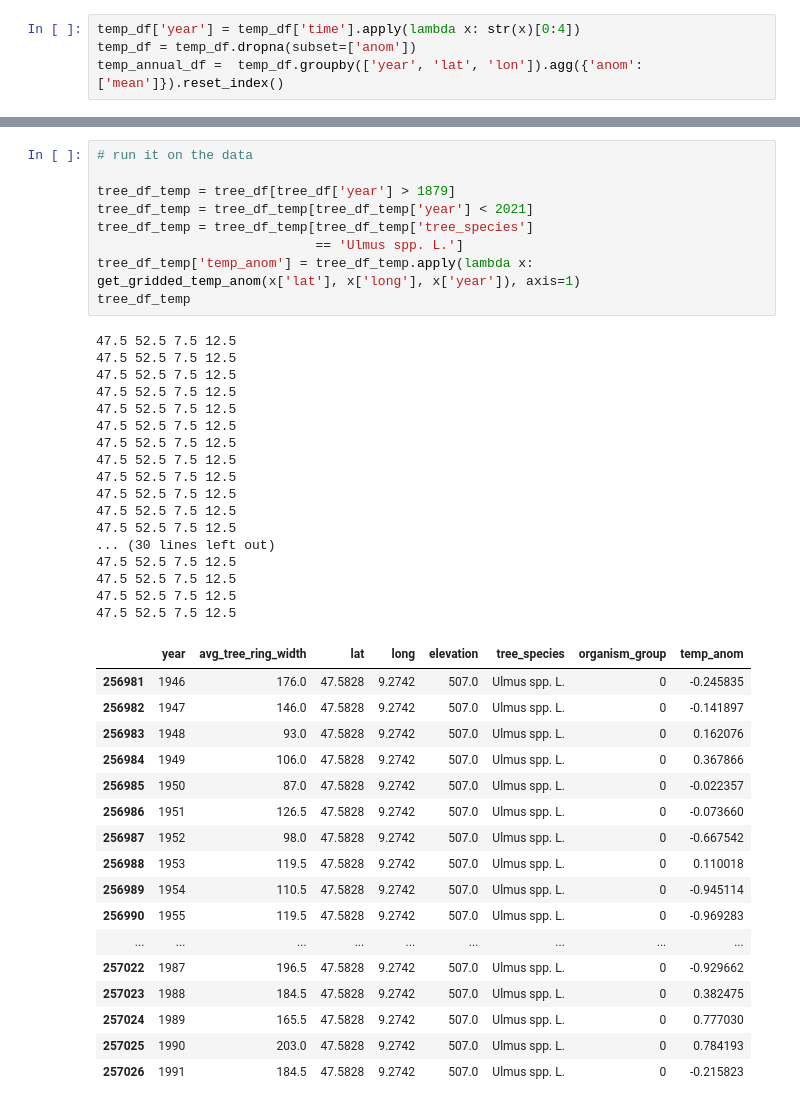
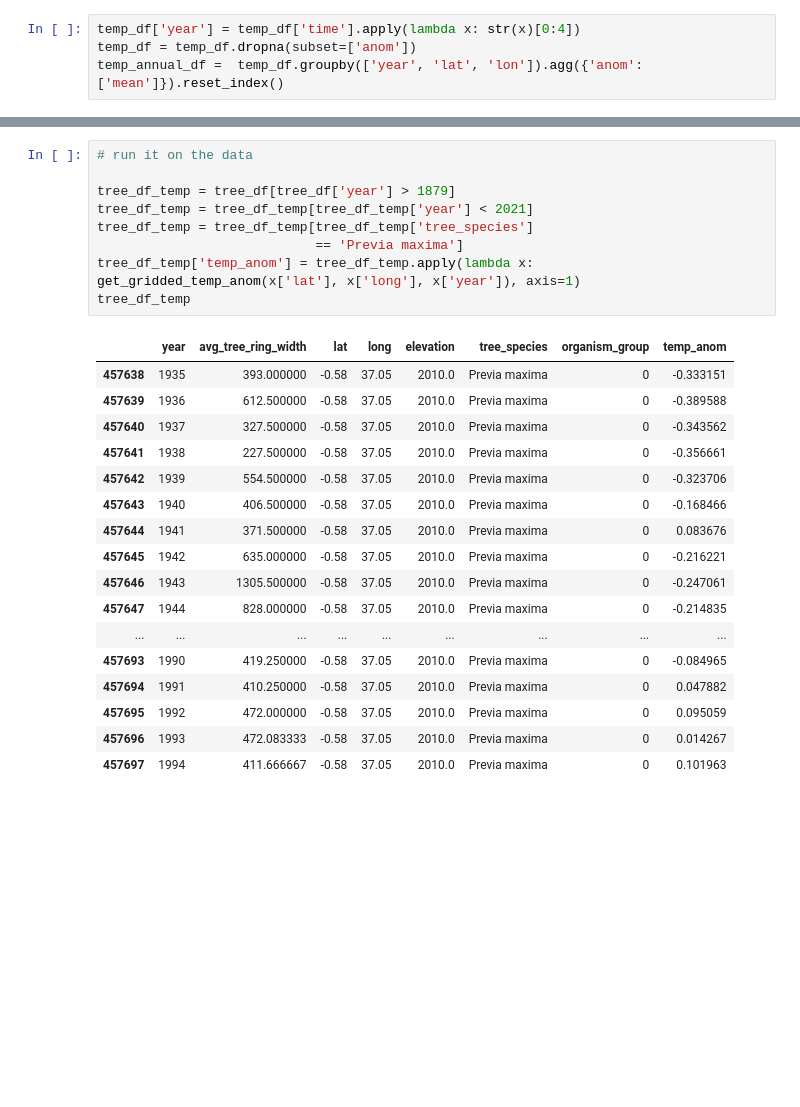
Before and after one commit to p-ai-org/p-climate, a Jupyter notebook: data_cleaning/add_temp_trees.ipynb, the cells around one changed output, grey strips where cells are left out. Saved outputs shown, nothing was run; the diff lists cells and outputs as text; blank space fills up the shorter version.

```diff
--- a/data_cleaning/add_temp_trees.ipynb
+++ b/data_cleaning/add_temp_trees.ipynb
@@ -111,44 +99,27 @@ def get_gridded_temp_anom(lat, lon, year):
 # %%
 # run it on the data
 
 tree_df_temp = tree_df[tree_df['year'] > 1879]
 tree_df_temp = tree_df_temp[tree_df_temp['year'] < 2021]
 tree_df_temp = tree_df_temp[tree_df_temp['tree_species']
-                            == 'Ulmus spp. L.']
+                            == 'Previa maxima']
 tree_df_temp['temp_anom'] = tree_df_temp.apply(lambda x: get_gridded_temp_anom(x['lat'], x['long'], x['year']), axis=1)
 tree_df_temp
 # %% [output]
-47.5 52.5 7.5 12.5
-47.5 52.5 7.5 12.5
-47.5 52.5 7.5 12.5
-47.5 52.5 7.5 12.5
-47.5 52.5 7.5 12.5
-47.5 52.5 7.5 12.5
-47.5 52.5 7.5 12.5
-47.5 52.5 7.5 12.5
-47.5 52.5 7.5 12.5
-47.5 52.5 7.5 12.5
-47.5 52.5 7.5 12.5
-47.5 52.5 7.5 12.5
-... (30 lines left out)
-47.5 52.5 7.5 12.5
-47.5 52.5 7.5 12.5
-47.5 52.5 7.5 12.5
-47.5 52.5 7.5 12.5
 |  | year | avg_tree_ring_width | lat | long | elevation | tree_species | organism_group | temp_anom |
-| 256981 | 1946 | 176.0 | 47.5828 | 9.2742 | 507.0 | Ulmus spp. L. | 0 | -0.245835 |
-| 256982 | 1947 | 146.0 | 47.5828 | 9.2742 | 507.0 | Ulmus spp. L. | 0 | -0.141897 |
-| 256983 | 1948 | 93.0 | 47.5828 | 9.2742 | 507.0 | Ulmus spp. L. | 0 | 0.162076 |
-| 256984 | 1949 | 106.0 | 47.5828 | 9.2742 | 507.0 | Ulmus spp. L. | 0 | 0.367866 |
-| 256985 | 1950 | 87.0 | 47.5828 | 9.2742 | 507.0 | Ulmus spp. L. | 0 | -0.022357 |
-| 256986 | 1951 | 126.5 | 47.5828 | 9.2742 | 507.0 | Ulmus spp. L. | 0 | -0.073660 |
-| 256987 | 1952 | 98.0 | 47.5828 | 9.2742 | 507.0 | Ulmus spp. L. | 0 | -0.667542 |
-| 256988 | 1953 | 119.5 | 47.5828 | 9.2742 | 507.0 | Ulmus spp. L. | 0 | 0.110018 |
-| 256989 | 1954 | 110.5 | 47.5828 | 9.2742 | 507.0 | Ulmus spp. L. | 0 | -0.945114 |
-| 256990 | 1955 | 119.5 | 47.5828 | 9.2742 | 507.0 | Ulmus spp. L. | 0 | -0.969283 |
+| 457638 | 1935 | 393.000000 | -0.58 | 37.05 | 2010.0 | Previa maxima | 0 | -0.333151 |
+| 457639 | 1936 | 612.500000 | -0.58 | 37.05 | 2010.0 | Previa maxima | 0 | -0.389588 |
+| 457640 | 1937 | 327.500000 | -0.58 | 37.05 | 2010.0 | Previa maxima | 0 | -0.343562 |
+| 457641 | 1938 | 227.500000 | -0.58 | 37.05 | 2010.0 | Previa maxima | 0 | -0.356661 |
+| 457642 | 1939 | 554.500000 | -0.58 | 37.05 | 2010.0 | Previa maxima | 0 | -0.323706 |
+| 457643 | 1940 | 406.500000 | -0.58 | 37.05 | 2010.0 | Previa maxima | 0 | -0.168466 |
+| 457644 | 1941 | 371.500000 | -0.58 | 37.05 | 2010.0 | Previa maxima | 0 | 0.083676 |
+| 457645 | 1942 | 635.000000 | -0.58 | 37.05 | 2010.0 | Previa maxima | 0 | -0.216221 |
+| 457646 | 1943 | 1305.500000 | -0.58 | 37.05 | 2010.0 | Previa maxima | 0 | -0.247061 |
+| 457647 | 1944 | 828.000000 | -0.58 | 37.05 | 2010.0 | Previa maxima | 0 | -0.214835 |
 | ... | ... | ... | ... | ... | ... | ... | ... | ... |
-| 257022 | 1987 | 196.5 | 47.5828 | 9.2742 | 507.0 | Ulmus spp. L. | 0 | -0.929662 |
-| 257023 | 1988 | 184.5 | 47.5828 | 9.2742 | 507.0 | Ulmus spp. L. | 0 | 0.382475 |
-| 257024 | 1989 | 165.5 | 47.5828 | 9.2742 | 507.0 | Ulmus spp. L. | 0 | 0.777030 |
-| 257025 | 1990 | 203.0 | 47.5828 | 9.2742 | 507.0 | Ulmus spp. L. | 0 | 0.784193 |
-| 257026 | 1991 | 184.5 | 47.5828 | 9.2742 | 507.0 | Ulmus spp. L. | 0 | -0.215823 |
+| 457693 | 1990 | 419.250000 | -0.58 | 37.05 | 2010.0 | Previa maxima | 0 | -0.084965 |
+| 457694 | 1991 | 410.250000 | -0.58 | 37.05 | 2010.0 | Previa maxima | 0 | 0.047882 |
+| 457695 | 1992 | 472.000000 | -0.58 | 37.05 | 2010.0 | Previa maxima | 0 | 0.095059 |
+| 457696 | 1993 | 472.083333 | -0.58 | 37.05 | 2010.0 | Previa maxima | 0 | 0.014267 |
+| 457697 | 1994 | 411.666667 | -0.58 | 37.05 | 2010.0 | Previa maxima | 0 | 0.101963 |
```
Also changed, not shown: parts of 2 cells of this notebook.
